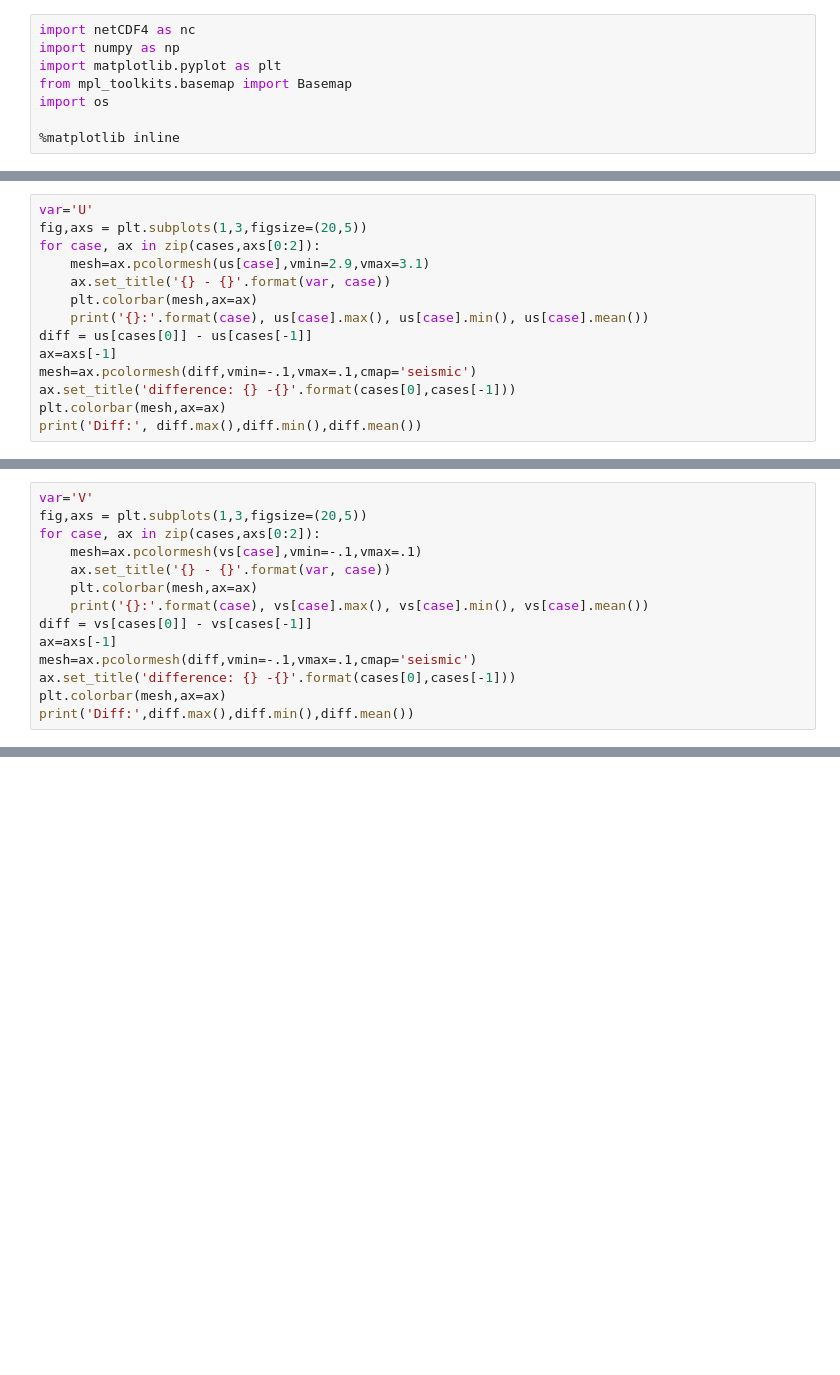
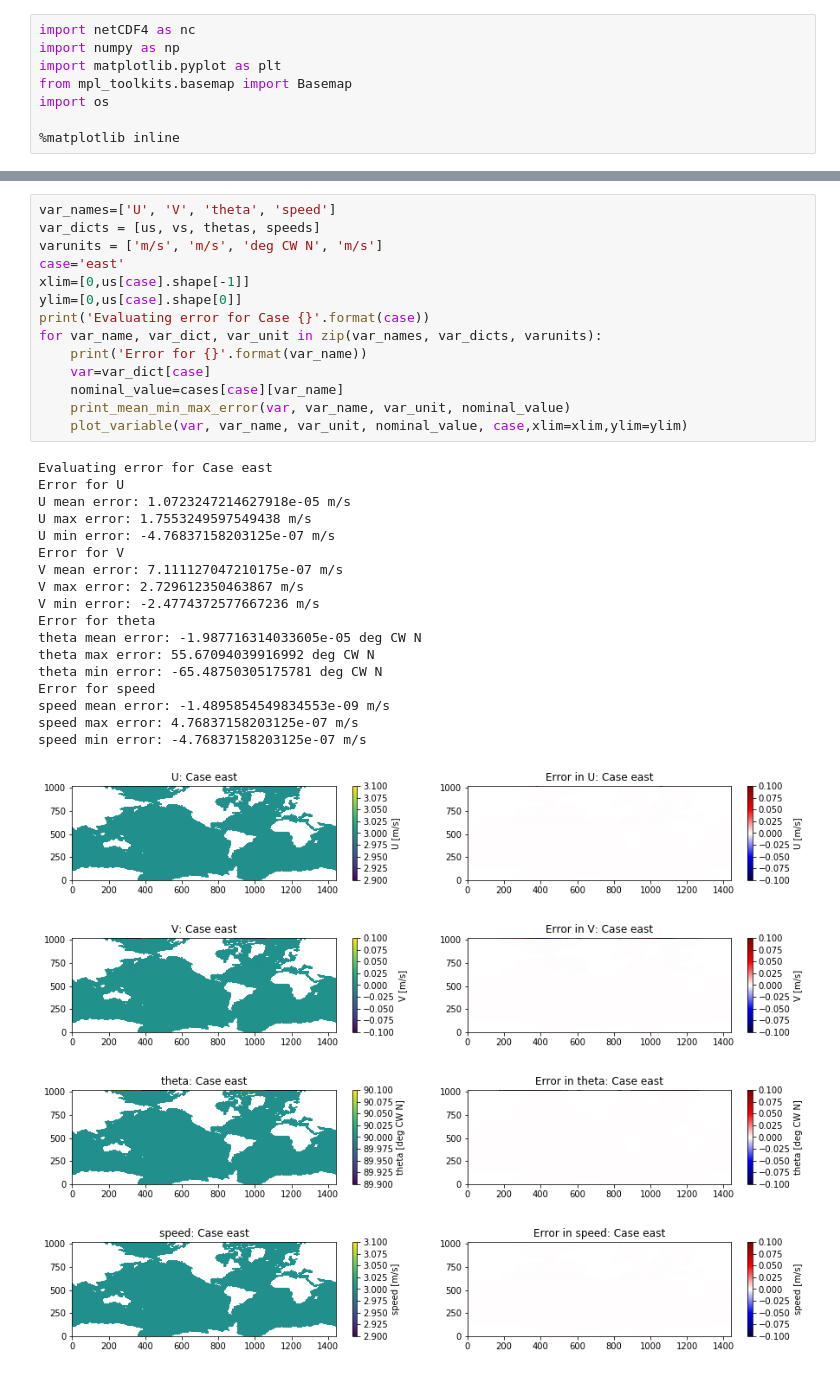
Before and after one commit to nsoontie/ocn_nav, a Jupyter notebook: notebooks/velocity/Check rotated test_datasets.ipynb, the cells around one changed output, grey strips where cells are left out. Drawn from its saved outputs; the diff is of its cells as text; blank space fills up the shorter version.

```diff
--- a/notebooks/velocity/Check rotated test_datasets.ipynb
+++ b/notebooks/velocity/Check rotated test_datasets.ipynb
@@ -26,14 +96,0 @@ for case in cases:
-# %%
-var='U'
-fig,axs = plt.subplots(1,3,figsize=(20,5))
-for case, ax in zip(cases,axs[0:2]):
-    mesh=ax.pcolormesh(us[case],vmin=2.9,vmax=3.1)
-    ax.set_title('{} - {}'.format(var, case))
-    plt.colorbar(mesh,ax=ax)
-    print('{}:'.format(case), us[case].max(), us[case].min(), us[case].mean())
-diff = us[cases[0]] - us[cases[-1]]
-ax=axs[-1]
-mesh=ax.pcolormesh(diff,vmin=-.1,vmax=.1,cmap='seismic')
-ax.set_title('difference: {} -{}'.format(cases[0],cases[-1]))
-plt.colorbar(mesh,ax=ax)
-print('Diff:', diff.max(),diff.min(),diff.mean())
@@ -45,14 +96,0 @@ Diff: 6.0 -1.73378 4.74573220377e-05
-# %%
-var='V'
-fig,axs = plt.subplots(1,3,figsize=(20,5))
-for case, ax in zip(cases,axs[0:2]):
-    mesh=ax.pcolormesh(vs[case],vmin=-.1,vmax=.1)
-    ax.set_title('{} - {}'.format(var, case))
-    plt.colorbar(mesh,ax=ax)
-    print('{}:'.format(case), vs[case].max(), vs[case].min(), vs[case].mean())
-diff = vs[cases[0]] - vs[cases[-1]]
-ax=axs[-1]
-mesh=ax.pcolormesh(diff,vmin=-.1,vmax=.1,cmap='seismic')
-ax.set_title('difference: {} -{}'.format(cases[0],cases[-1]))
-plt.colorbar(mesh,ax=ax)
-print('Diff:',diff.max(),diff.min(),diff.mean())
@@ -84,0 +99,36 @@ for ax, case in zip(axs, cases):
+# %%
+var_names=['U', 'V', 'theta', 'speed']
+var_dicts = [us, vs, thetas, speeds]
+varunits = ['m/s', 'm/s', 'deg CW N', 'm/s']
+case='east'
+xlim=[0,us[case].shape[-1]]
+ylim=[0,us[case].shape[0]]
+print('Evaluating error for Case {}'.format(case))
+for var_name, var_dict, var_unit in zip(var_names, var_dicts, varunits):
+    print('Error for {}'.format(var_name))
+    var=var_dict[case]
+    nominal_value=cases[case][var_name]
+    print_mean_min_max_error(var, var_name, var_unit, nominal_value)
+    plot_variable(var, var_name, var_unit, nominal_value, case,xlim=xlim,ylim=ylim)
+# %% [output]
+Evaluating error for Case east
+Error for U
+U mean error: 1.0723247214627918e-05 m/s
+U max error: 1.7553249597549438 m/s
+U min error: -4.76837158203125e-07 m/s
+Error for V
+V mean error: 7.111127047210175e-07 m/s
+V max error: 2.729612350463867 m/s
+V min error: -2.4774372577667236 m/s
+Error for theta
+theta mean error: -1.987716314033605e-05 deg CW N
+theta max error: 55.67094039916992 deg CW N
+theta min error: -65.48750305175781 deg CW N
+Error for speed
+speed mean error: -1.4895854549834553e-09 m/s
+speed max error: 4.76837158203125e-07 m/s
+speed min error: -4.76837158203125e-07 m/s
+[figure, added]
+[figure, added]
+[figure, added]
+[figure, added]
```
Also changed, not shown: parts of 36 cells of this notebook.
